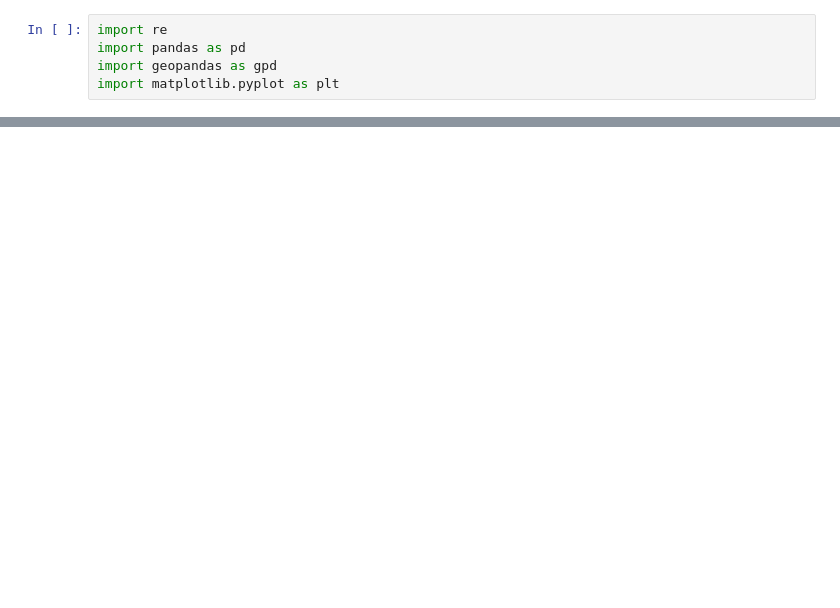
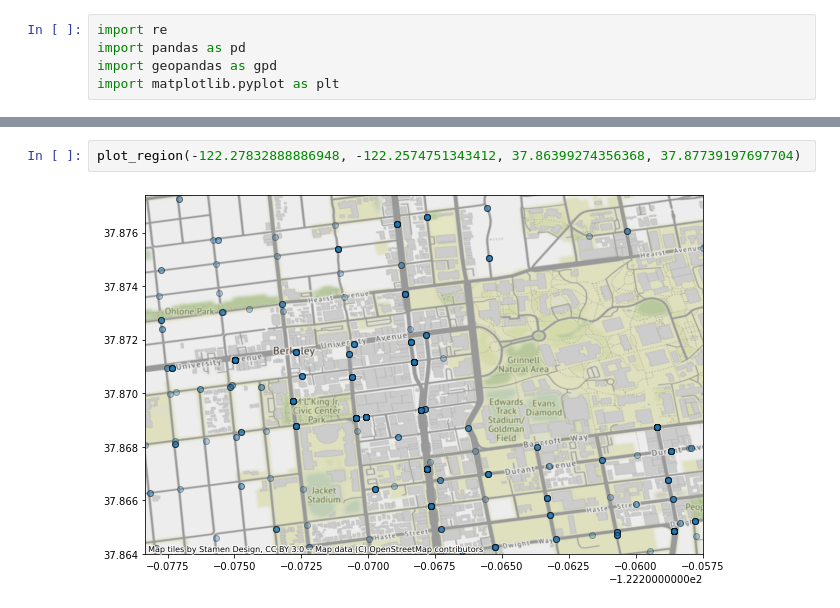
Before and after one commit to StrollApp/data-aggregation, a Jupyter notebook: Crime_Visualization.ipynb, the cells around one changed output, grey strips where cells are left out. Drawn from its saved outputs; the diff is of its cells as text; blank space fills up the shorter version.

```diff
--- a/Crime_Visualization.ipynb
+++ b/Crime_Visualization.ipynb
@@ -88,0 +89,4 @@ plot_region(-122.26694, -122.25129, 37.86335, 37.87138)
+# %%
+plot_region(-122.27832888886948, -122.2574751343412, 37.86399274356368, 37.87739197697704)
+# %% [output]
+[figure, added]
```
Also changed, not shown: parts of 5 cells of this notebook, 1 other file.
